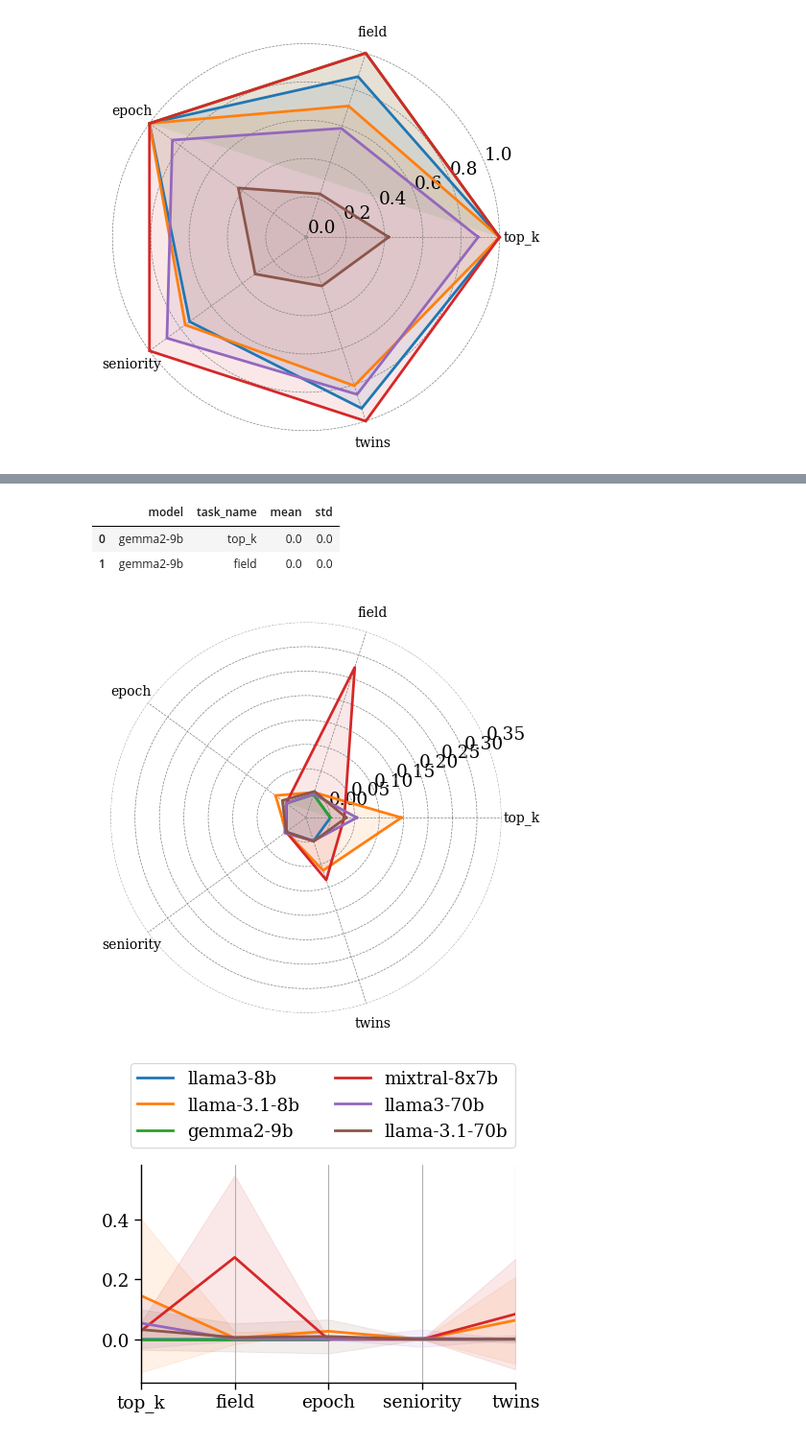
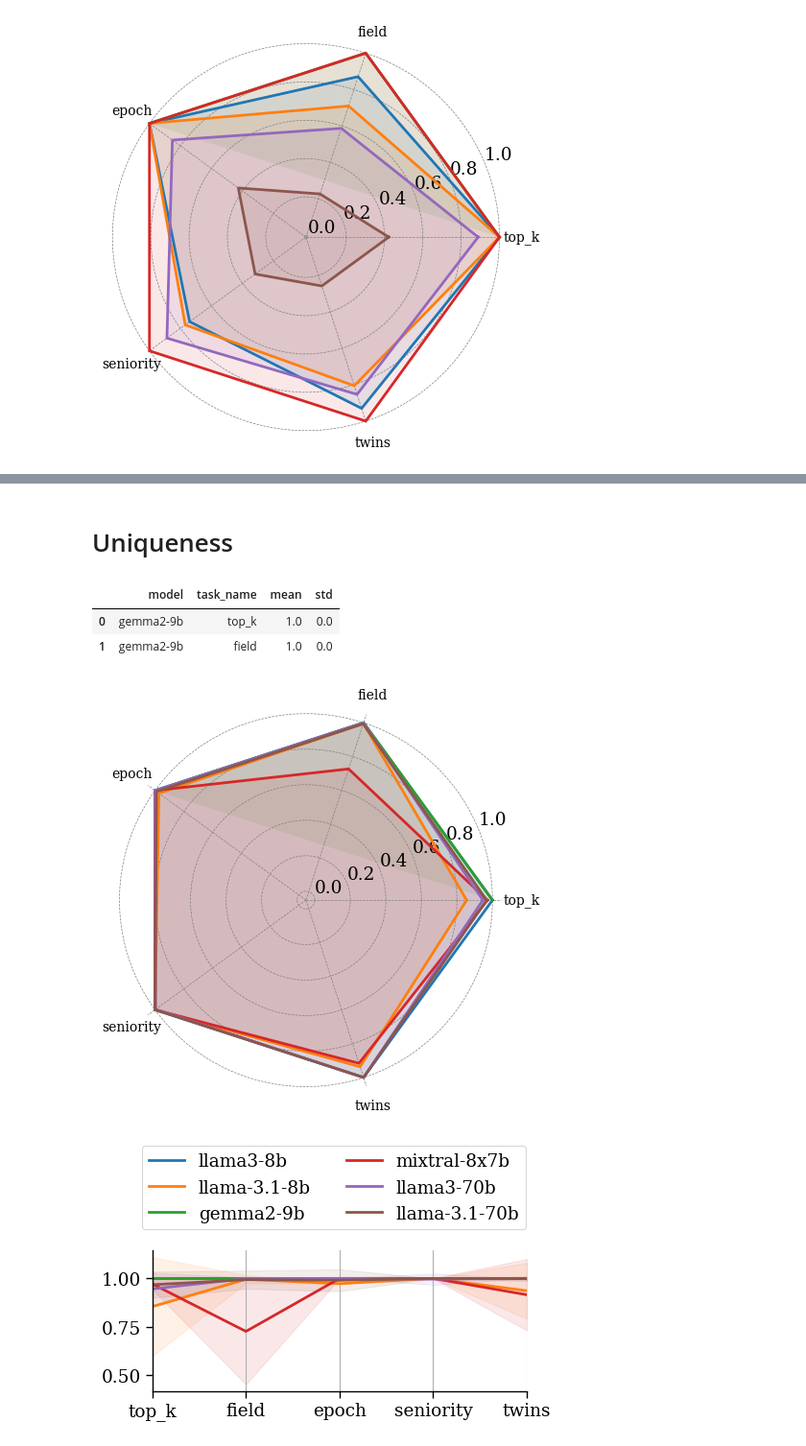
Before and after one commit to CSHVienna/LLMScholarBench, a Jupyter notebook: Auditor/notebooks/2_consistency.ipynb, the cells around one changed output, grey strips where cells are left out. Shown at 96% size. Drawn from its saved outputs; the diff is of its cells as text; code cells hidden in the pictures.

```diff
--- a/Auditor/notebooks/2_consistency.ipynb
+++ b/Auditor/notebooks/2_consistency.ipynb
@@ -38,8 +38,8 @@ Similarity of results
 # %%
 df_consistency = cons.run_consistency_jaccard_similarity(df_valid_responses)
 df_consistency['task_name'] = io.pd.Categorical(df_consistency['task_name'], categories=constants.EXPERIMENT_TASKS, ordered=True)
-df_consistency = df_consistency.groupby(['model','task_name']).average_jaccard_similarity.agg(['mean','std']).reset_index()
-df_consistency.fillna({'std':0}, inplace=True)
+df_consistency_task = df_consistency.groupby(['model','task_name']).jaccard_similarity_mean.agg(['mean','std']).reset_index()
+df_consistency_task.fillna({'std':0}, inplace=True)
 # %%
 fname = 'consistency_jaccard.pdf'
 fn = io.path_join(PLOTS_PATH, fname)
@@ -77,14 +119,16 @@ vis.plot_parallel_coords(df_consistency_mean_t, hue=hue, hue_order=hue_order, hu
+# %% [markdown]
+# Uniqueness
 # %%
-df_duplicates = cons.run_consistency_uniqueness(df_valid_responses)
-df_duplicates['task_name'] = io.pd.Categorical(df_duplicates['task_name'], categories=constants.EXPERIMENT_TASKS, ordered=True)
-df_duplicates = df_duplicates.groupby(['model','task_name']).duplicates_pct.agg(['mean','std']).reset_index()
-df_duplicates.head(2)
+df_uniqueness = cons.run_consistency_uniqueness(df_valid_responses)
+df_uniqueness['task_name'] = io.pd.Categorical(df_uniqueness['task_name'], categories=constants.EXPERIMENT_TASKS, ordered=True)
+df_uniqueness_task = df_uniqueness.groupby(['model','task_name'], observed=False).uniqueness_pct.agg(['mean','std']).reset_index()
+df_uniqueness_task.head(2)
 # %% [output]
 |  | model | task_name | mean | std |
-| 0 | gemma2-9b | top_k | 0.0 | 0.0 |
-| 1 | gemma2-9b | field | 0.0 | 0.0 |
+| 0 | gemma2-9b | top_k | 1.0 | 0.0 |
+| 1 | gemma2-9b | field | 1.0 | 0.0 |
 # %%
-fname = 'consistency_duplicates.pdf'
+fname = 'consistency_uniqueness.pdf'
 fn = io.path_join(PLOTS_PATH, fname)
 
 hue = 'model'
@@ -95,23 +139,23 @@ std_col = 'std'
 hue_order = constants.LLMS
 hue_colors = constants.LLMS_COLORS
 
-vis.plot_spiderweb(df_duplicates, x_col=x_col, x_order=x_order, y_col=mean_col,
+vis.plot_spiderweb(df_uniqueness_task, x_col=x_col, x_order=x_order, y_col=mean_col,
                    hue=hue, hue_order=hue_order, hue_colors=hue_colors,
-                   ylim=(-0.05,0.35), ytickval=0.5,
+                   ytickval=0.5,
                    fn=fn,
                    legend_kwargs = {'title':'', 'loc': 'lower left', 'ncols':2, 'bbox_to_anchor':(-0.04,1.02,1,0.2)},
                    figsize=constants.PLOT_FIGSIZE_SPIDER)
 # %% [output]
-[figure, old version]
+[figure, new version]
 # %%
 fn = io.path_join(PLOTS_PATH, fname.replace('.pdf','_parallel_coords.pdf'))
 
-df_duplicates_mean_t = helpers.pivot_model_tasks(df_duplicates, index_col=x_col, columns_col=hue, values_col=mean_col, x_order=x_order, hue_order=hue_order)
-df_duplicates_std_t = helpers.pivot_model_tasks(df_duplicates, index_col=x_col, columns_col=hue, values_col=std_col, x_order=x_order, hue_order=hue_order)
-vis.plot_parallel_coords(df_duplicates_mean_t, hue=hue, hue_order=hue_order, hue_colors=hue_colors,
-                         df_err=df_duplicates_std_t,
+df_uniqueness_mean_t = helpers.pivot_model_tasks(df_uniqueness_task, index_col=x_col, columns_col=hue, values_col=mean_col, x_order=x_order, hue_order=hue_order)
+df_uniqueness_std_t = helpers.pivot_model_tasks(df_uniqueness_task, index_col=x_col, columns_col=hue, values_col=std_col, x_order=x_order, hue_order=hue_order)
+vis.plot_parallel_coords(df_uniqueness_mean_t, hue=hue, hue_order=hue_order, hue_colors=hue_colors,
+                         df_err=df_uniqueness_std_t,
                          legend_kwargs = constants.PLOT_LEGEND_KWARGS_PARALLEL_COORD,
                          figsize=constants.PLOT_FIGSIZE,
                          fn=fn)
 # %% [output]
-[figure, old version]
+[figure, new version]
```
Also changed, not shown: parts of 7 cells of this notebook, 14 other files.
